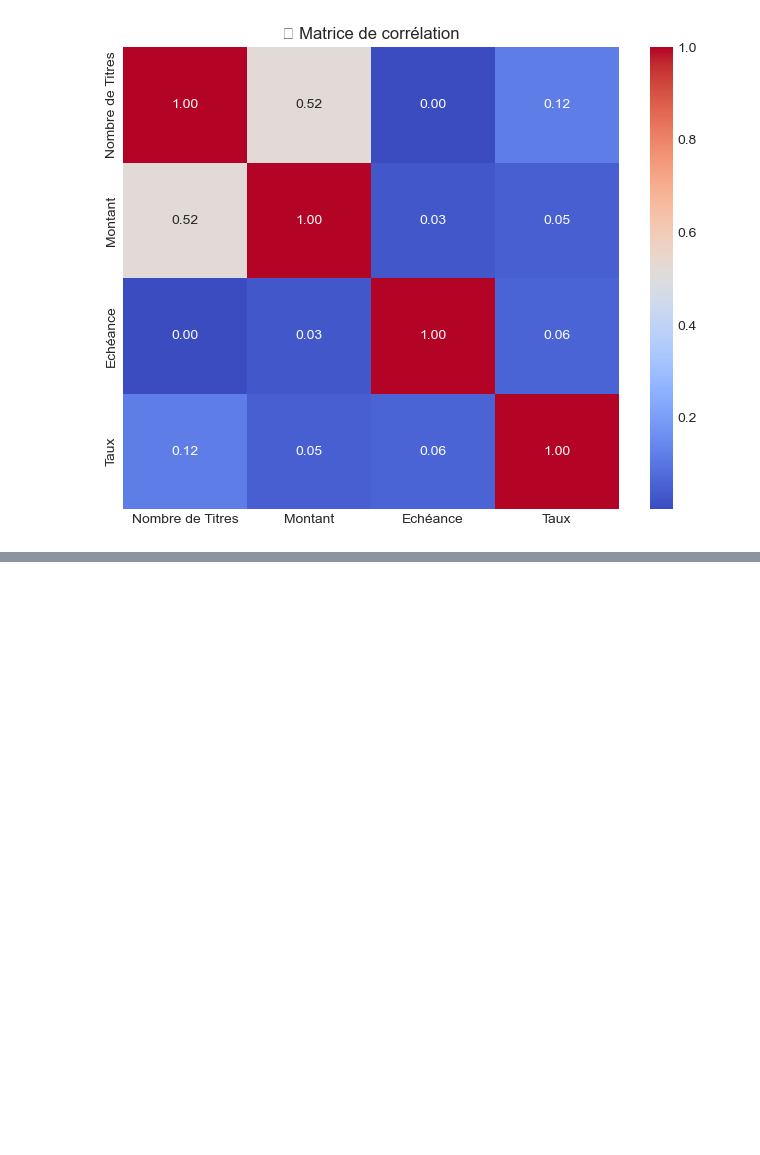
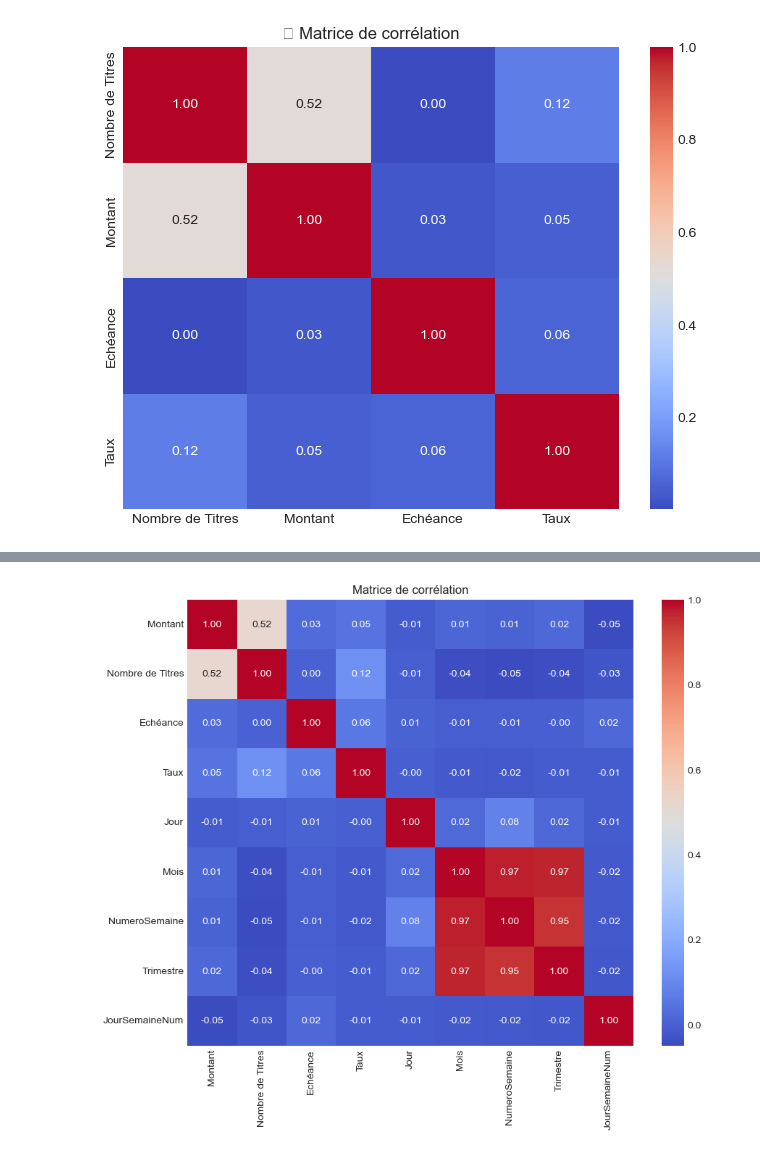
Before and after one commit to KADRSO2810/AMEN_AI, a Jupyter notebook: day 8/DataUnderstanding 4.0.ipynb, the cells around one changed output, grey strips where cells are left out. Drawn from its saved outputs; the diff is of its cells as text; code cells hidden in the pictures; blank space fills up the shorter version.

```diff
--- a/day 8/DataUnderstanding 4.0.ipynb
+++ b/day 8/DataUnderstanding 4.0.ipynb
@@ -136,0 +214,12 @@ plt.show()
+# %%
+# Sélection des colonnes numériques utiles
+colonnes_num = ["Montant", "Nombre de Titres", "Echéance", "Taux", "Jour", "Mois", "NumeroSemaine", "Trimestre", "JourSemaineNum"]
+
+corr = df[colonnes_num].corr()
+
+plt.figure(figsize=(10, 8))
+sns.heatmap(corr, annot=True, fmt=".2f", cmap="coolwarm", square=True)
+plt.title("Matrice de corrélation")
+plt.show()
+# %% [output]
+[figure, added]
```
Also changed, not shown: parts of 10 cells of this notebook, 2 other files.
